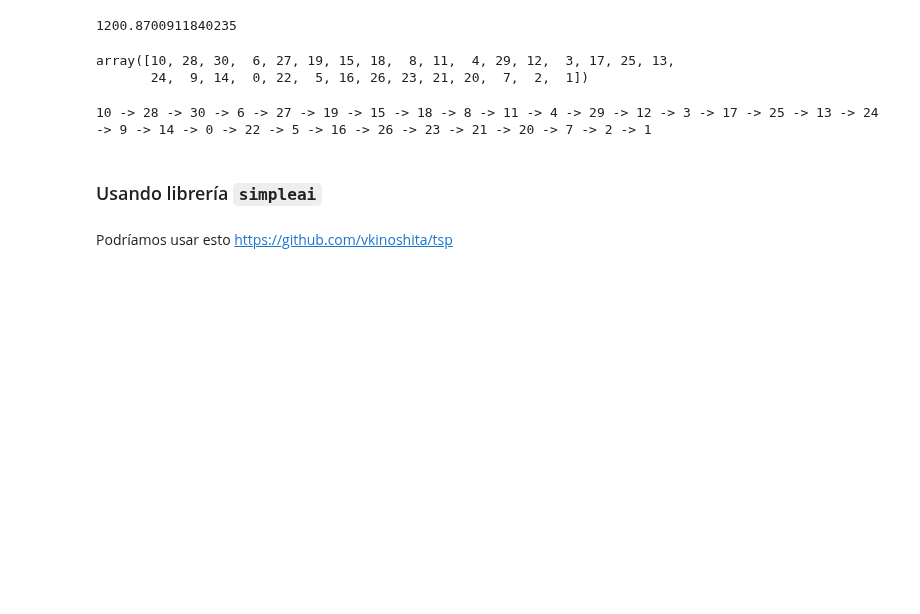
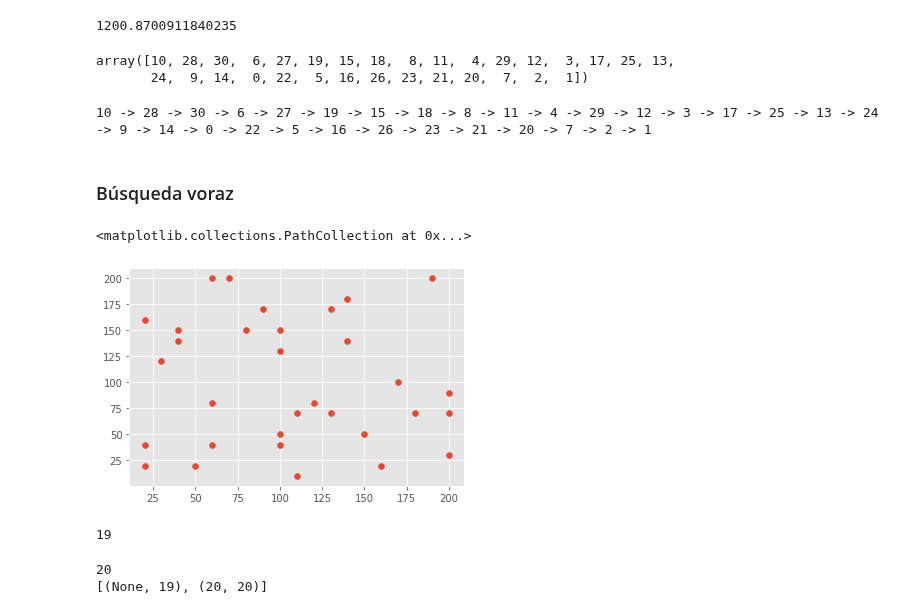
Before and after one commit to JuanEcheagaray75/Eq7-Agentes-inteligentes, a Jupyter notebook: tarea3/local-optimization.ipynb, the cells around one changed output. Cells and saved outputs as stored; diff of their text form; code cells hidden in the pictures; blank space fills up the shorter version.

```diff
--- a/tarea3/local-optimization.ipynb
+++ b/tarea3/local-optimization.ipynb
@@ -176,5 +176,3 @@ array([10, 28, 30,  6, 27, 19, 15, 18,  8, 11,  4, 29, 12,  3, 17, 25, 13,
 route_printer(ann_tsp_best_state)
 # %% [output]
 10 -> 28 -> 30 -> 6 -> 27 -> 19 -> 15 -> 18 -> 8 -> 11 -> 4 -> 29 -> 12 -> 3 -> 17 -> 25 -> 13 -> 24 -> 9 -> 14 -> 0 -> 22 -> 5 -> 16 -> 26 -> 23 -> 21 -> 20 -> 7 -> 2 -> 1
-# %% [markdown]
-### Usando librería `simpleai`
@@ -186,2 +179,2 @@ distances = cdist(cities_tsp, cities_tsp, metric='euclidean')
-# %% [markdown]
-Podríamos usar esto https://github.com/vkinoshita/tsp
+# %% [markdown]
+### Búsqueda voraz
@@ -187,0 +184,17 @@ Podríamos usar esto https://github.com/vkinoshita/tsp
+# %%
+ejex = [20, 20, 20, 30, 40, 40, 50, 60, 60, 60, 70, 80, 90, 100, 100, 100, 100,
+        110, 110, 120, 130, 130, 140, 140, 150, 160, 170, 180, 190, 200, 200, 200]
+ejey = [20, 40, 160, 120, 140, 150, 20, 40, 80, 200, 200, 150, 170, 40, 50,
+        130, 150, 10, 70, 80, 70, 170, 140, 180, 50, 20, 100, 70, 200, 30, 70, 90]
+plt.scatter(ejex, ejey)
+# %% [output]
+<matplotlib.collections.PathCollection at 0x...>
+[figure, added]
+# %%
+First_dot = random.randint(0, 31)
+Dots = [0, 1, 2, 3, 4, 5, 6, 7, 8, 9, 10, 11, 12, 13, 14, 15, 16,
+        17, 18, 19, 20, 21, 22, 23, 24, 25, 26, 27, 28, 29, 30, 31]
+Dots.remove(First_dot)
+print(First_dot)
+# %% [output]
+19
@@ -187,0 +248,11 @@ Podríamos usar esto https://github.com/vkinoshita/tsp
+# %%
+problem = Puntos(initial_state=(First_dot))
+
+result = greedy(problem)
+
+
+print(result.state)
+print(result.path())
+# %% [output]
+20
+[(None, 19), (20, 20)]
```
Also changed, not shown: parts of 10 cells of this notebook.
